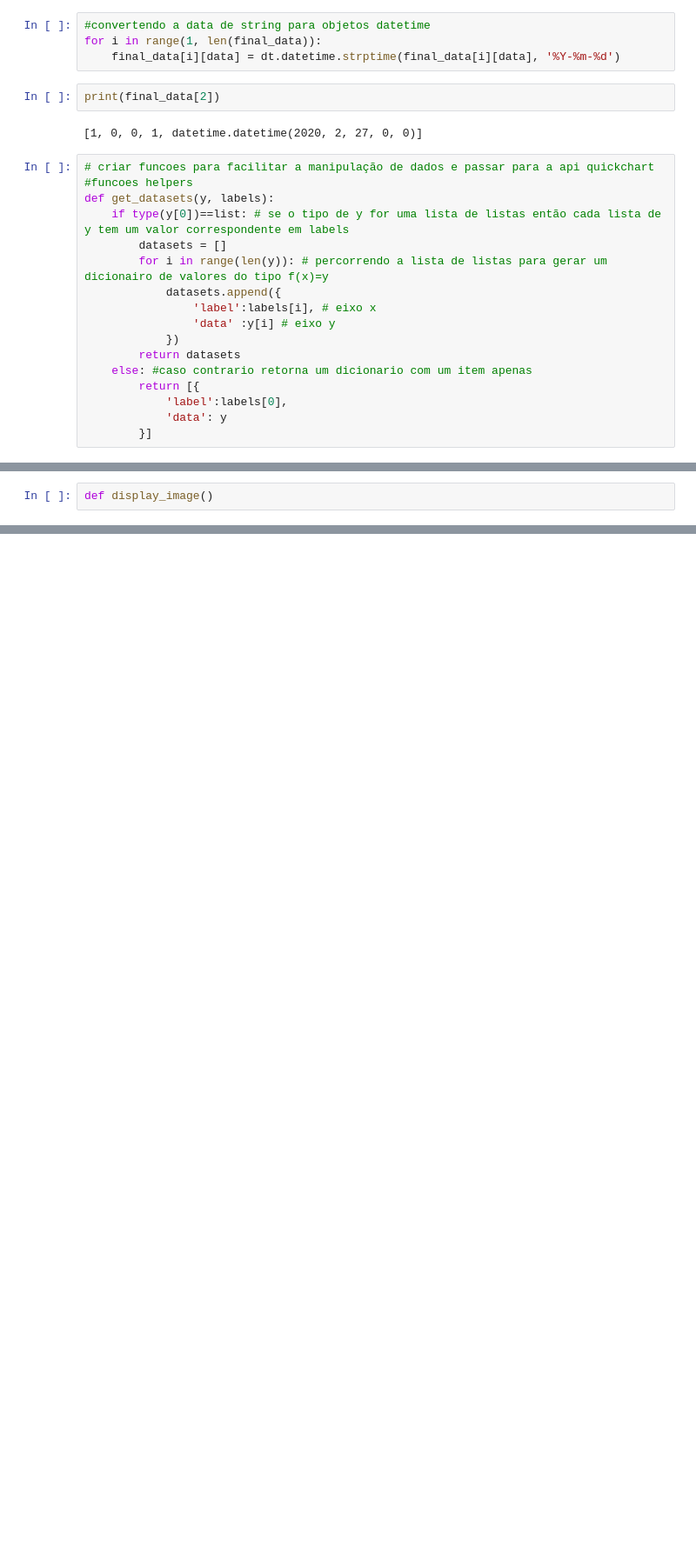
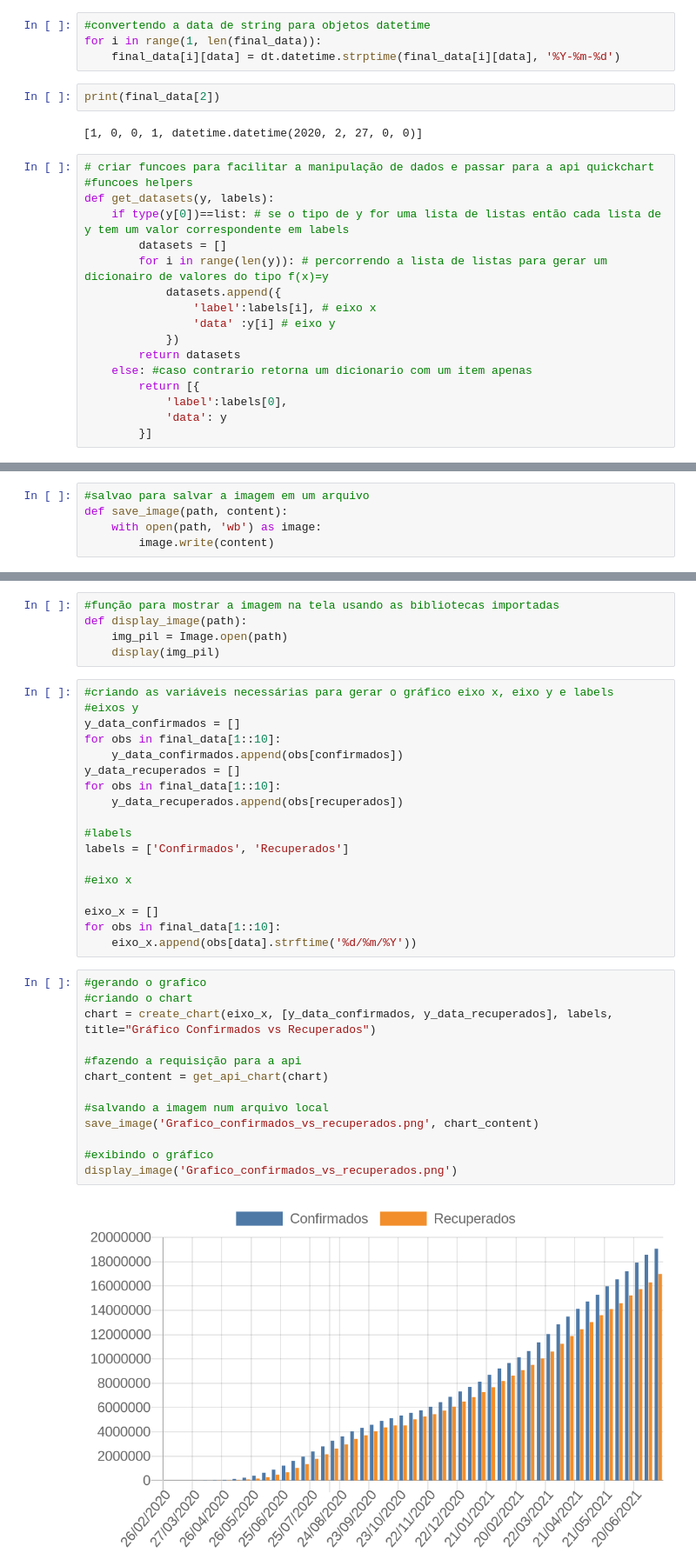
Before and after one commit to jdavifranco/PythonProjects, a Jupyter notebook: CovidAnalise/Analise Grafica.ipynb, the cells around one changed output, grey strips where cells are left out. Shown at 87% size. Cells and saved outputs as stored; diff of their text form; blank space fills up the shorter version.

Commit message:
create chart using quickchart API

```diff
--- a/CovidAnalise/Analise Grafica.ipynb
+++ b/CovidAnalise/Analise Grafica.ipynb
@@ -121,2 +77,0 @@ from IPython.display import display
-# %%
-def display_image()
@@ -122,0 +112,5 @@ def display_image()
+# %%
+#salvao para salvar a imagem em um arquivo
+def save_image(path, content):
+    with open(path, 'wb') as image:
+        image.write(content)
@@ -122,0 +121,38 @@ def display_image()
+# %%
+#função para mostrar a imagem na tela usando as bibliotecas importadas
+def display_image(path):
+    img_pil = Image.open(path)
+    display(img_pil)
+# %%
+#criando as variáveis necessárias para gerar o gráfico eixo x, eixo y e labels
+#eixos y
+y_data_confirmados = []
+for obs in final_data[1::10]:
+    y_data_confirmados.append(obs[confirmados])
+y_data_recuperados = []
+for obs in final_data[1::10]:
+    y_data_recuperados.append(obs[recuperados])
+
+#labels
+labels = ['Confirmados', 'Recuperados']
+
+#eixo x
+
+eixo_x = []
+for obs in final_data[1::10]:
+    eixo_x.append(obs[data].strftime('%d/%m/%Y'))
+# %%
+#gerando o grafico
+#criando o chart
+chart = create_chart(eixo_x, [y_data_confirmados, y_data_recuperados], labels, title="Gráfico Confirmados vs Recuperados")
+
+#fazendo a requisição para a api
+chart_content = get_api_chart(chart)
+
+#salvando a imagem num arquivo local
+save_image('Grafico_confirmados_vs_recuperados.png', chart_content)
+
+#exibindo o gráfico
+display_image('Grafico_confirmados_vs_recuperados.png')
+# %% [output]
+[figure, added]
```
Also changed, not shown: parts of 9 cells of this notebook, 2 other files.
